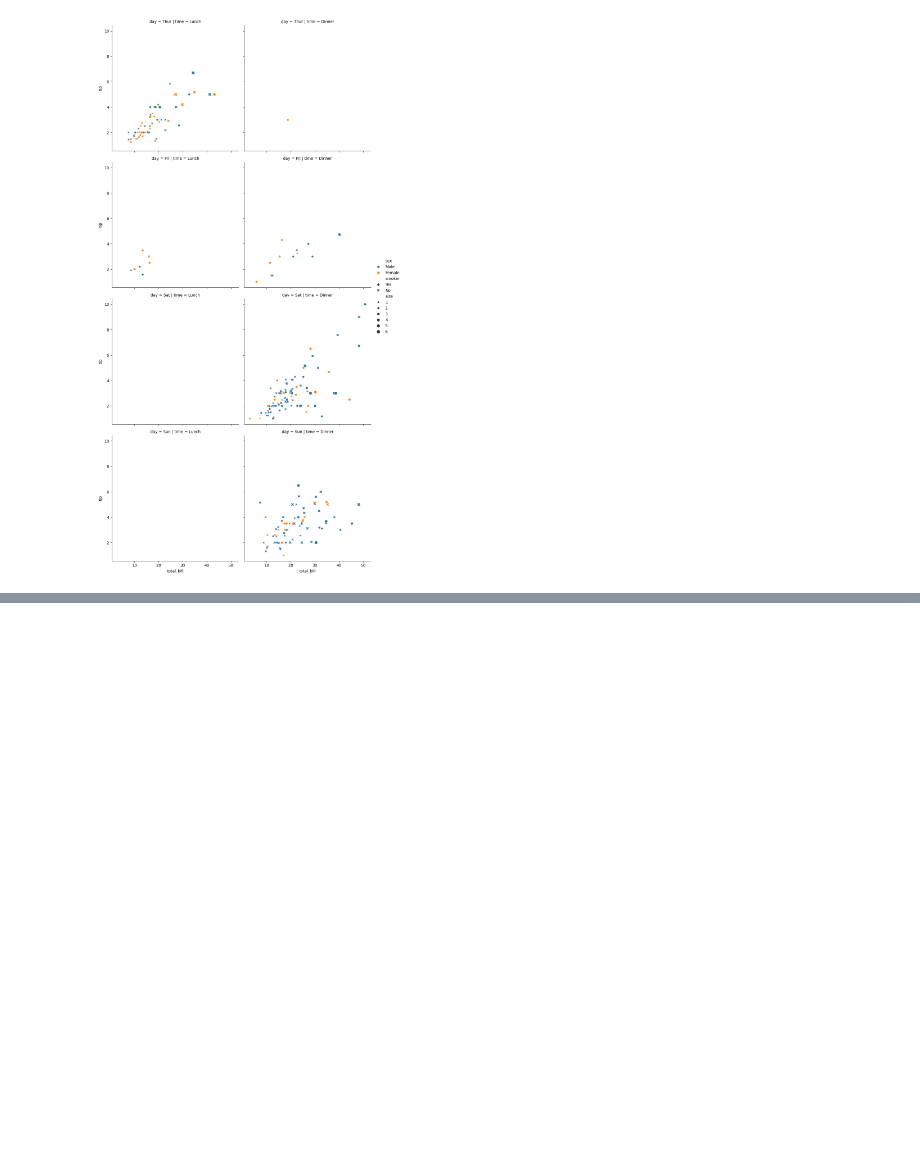
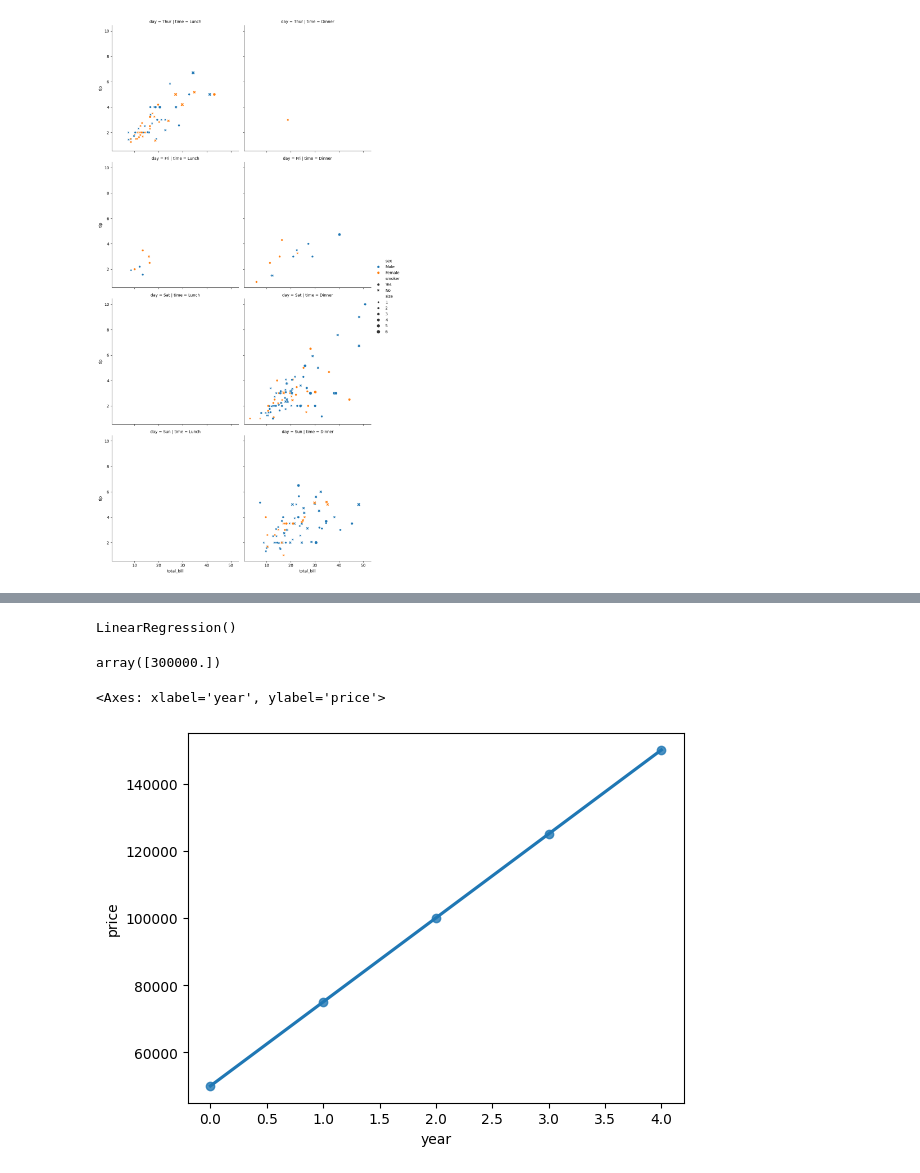
Before and after one commit to aneetajohn/OASIS-POC1, a Jupyter notebook: Untitled0.ipynb, the cells around one changed output, grey strips where cells are left out. Drawn from its saved outputs; the diff is of its cells as text; code cells hidden in the pictures; blank space fills up the shorter version.

```diff
--- a/Untitled0.ipynb
+++ b/Untitled0.ipynb
@@ -961,0 +1035,3 @@ sns.relplot(data = df, x= 'total_bill', y = 'tip', hue='sex', style='smoker', si
+# %%
+df2 = pd.DataFrame({'year':[0,1,2,3,4], 'price':[50000,75000,100000,125000,150000]})
+df2
@@ -961,0 +1045,13 @@ sns.relplot(data = df, x= 'total_bill', y = 'tip', hue='sex', style='smoker', si
+# %%
+lr.fit(df2[['year']], df2['price'])
+# %% [output]
+LinearRegression()
+# %%
+lr.predict([[10]])
+# %% [output]
+array([300000.])
+# %%
+sns.regplot(data=df2, x = 'year', y = 'price')
+# %% [output]
+<Axes: xlabel='year', ylabel='price'>
+[figure, added]
```
Also changed, not shown: parts of 15 cells of this notebook.
